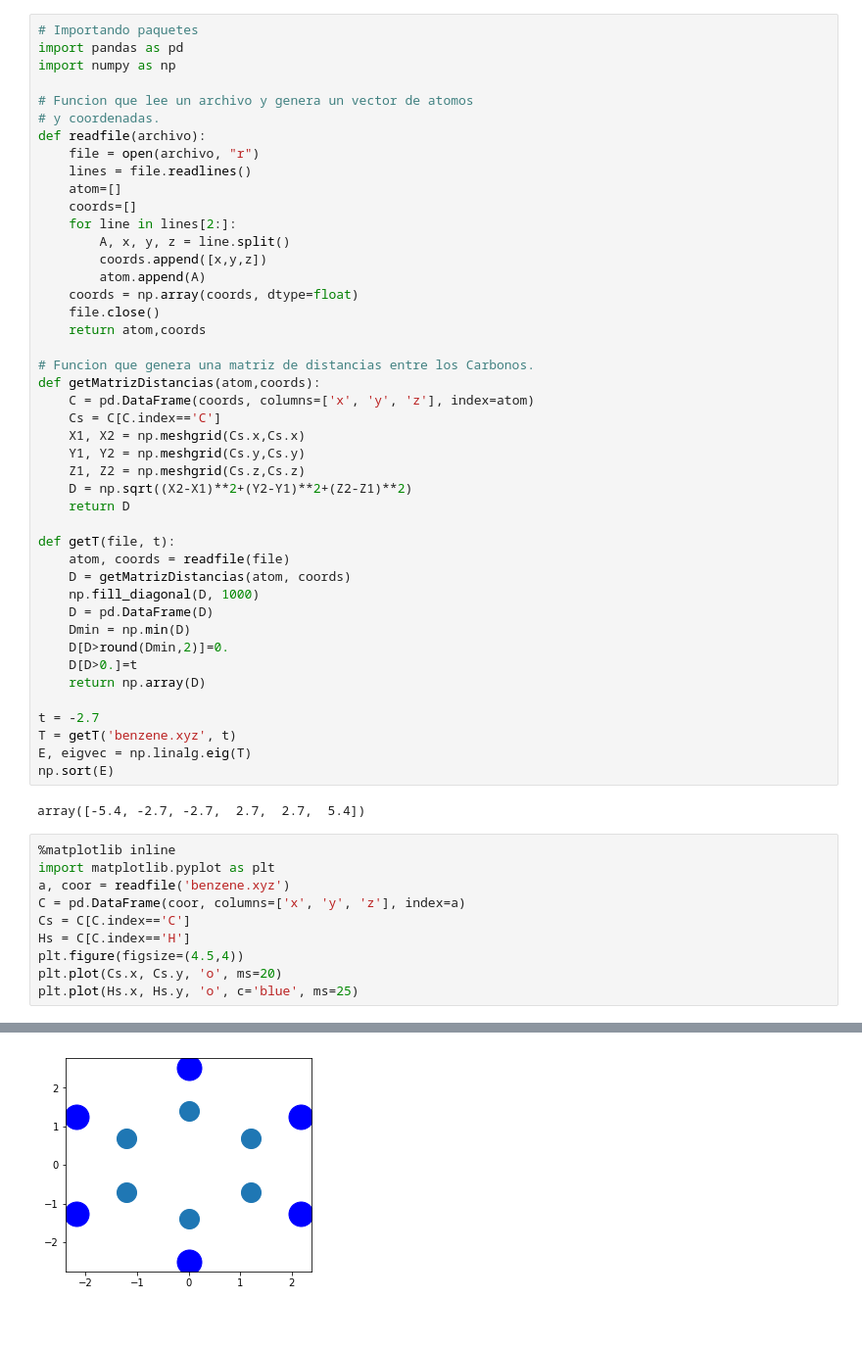
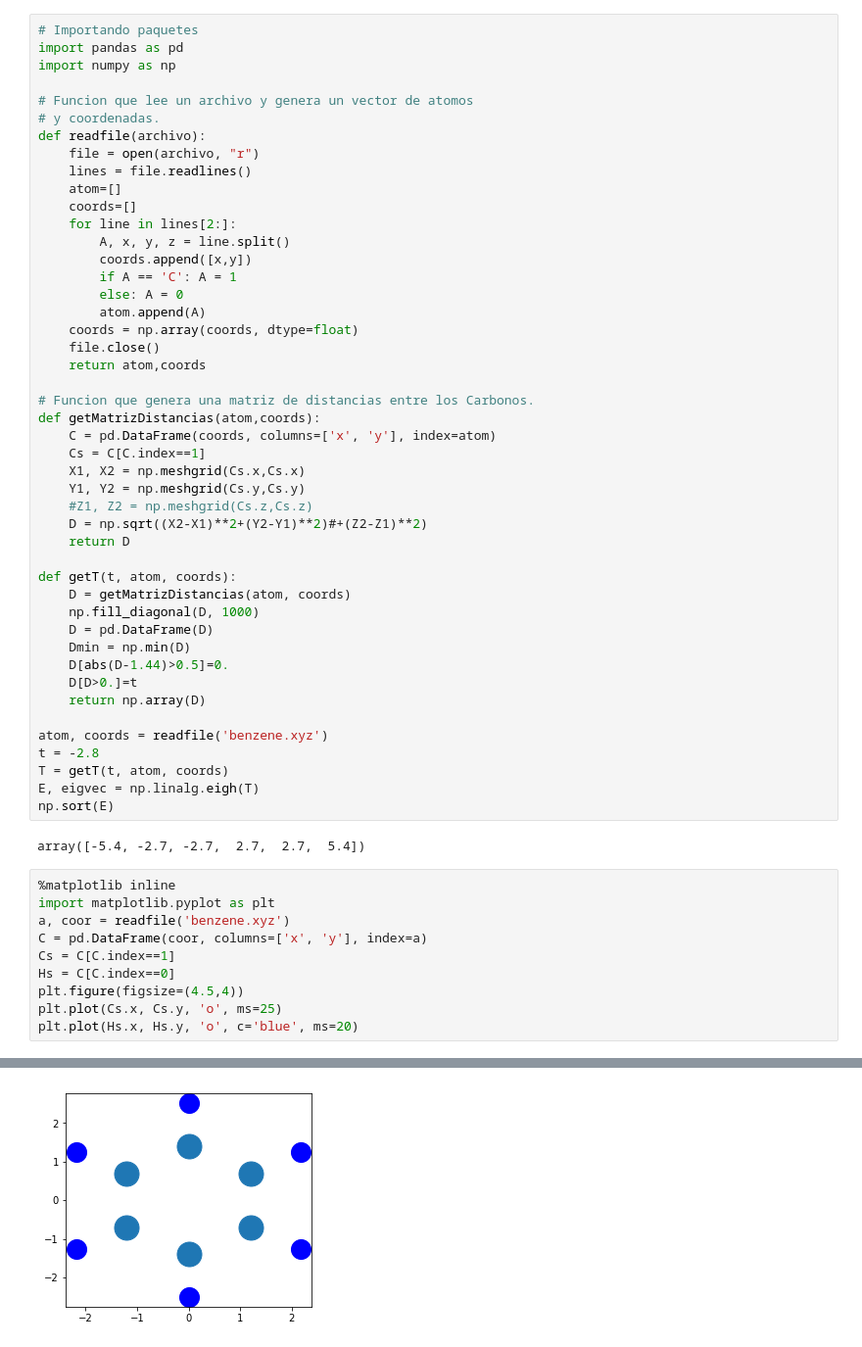
Before and after one commit to eilinlunam/Fisicoquimica-Computacional, a Jupyter notebook: Tarea_4_Enlace_fuerte.ipynb, the cells around one changed output, grey strips where cells are left out. Shown at 98% size. Saved outputs shown, nothing was run; the diff lists cells and outputs as text.

```diff
--- a/Tarea_4_Enlace_fuerte.ipynb
+++ b/Tarea_4_Enlace_fuerte.ipynb
@@ -61,7 +61,9 @@ def readfile(archivo):
     coords=[]
     for line in lines[2:]:
         A, x, y, z = line.split()
-        coords.append([x,y,z])
+        coords.append([x,y])
+        if A == 'C': A = 1
+        else: A = 0
         atom.append(A)
     coords = np.array(coords, dtype=float)
     file.close()
@@ -69,40 +71,40 @@ def readfile(archivo):
 
 # Funcion que genera una matriz de distancias entre los Carbonos.
 def getMatrizDistancias(atom,coords):
-    C = pd.DataFrame(coords, columns=['x', 'y', 'z'], index=atom)
-    Cs = C[C.index=='C']
+    C = pd.DataFrame(coords, columns=['x', 'y'], index=atom)
+    Cs = C[C.index==1]
     X1, X2 = np.meshgrid(Cs.x,Cs.x)
     Y1, Y2 = np.meshgrid(Cs.y,Cs.y)
-    Z1, Z2 = np.meshgrid(Cs.z,Cs.z)
-    D = np.sqrt((X2-X1)**2+(Y2-Y1)**2+(Z2-Z1)**2)
+    #Z1, Z2 = np.meshgrid(Cs.z,Cs.z)
+    D = np.sqrt((X2-X1)**2+(Y2-Y1)**2)#+(Z2-Z1)**2)
     return D
 
-def getT(file, t):
-    atom, coords = readfile(file)
+def getT(t, atom, coords):
     D = getMatrizDistancias(atom, coords)
     np.fill_diagonal(D, 1000)
     D = pd.DataFrame(D)
     Dmin = np.min(D)
-    D[D>round(Dmin,2)]=0.
+    D[abs(D-1.44)>0.5]=0.
     D[D>0.]=t
     return np.array(D)
 
-t = -2.7
-T = getT('benzene.xyz', t)
-E, eigvec = np.linalg.eig(T)
+atom, coords = readfile('benzene.xyz')
+t = -2.8
+T = getT(t, atom, coords)
+E, eigvec = np.linalg.eigh(T)
 np.sort(E)
 # %% [output]
 array([-5.4, -2.7, -2.7,  2.7,  2.7,  5.4])
 # %%
 %matplotlib inline
 import matplotlib.pyplot as plt
 a, coor = readfile('benzene.xyz')
-C = pd.DataFrame(coor, columns=['x', 'y', 'z'], index=a)
-Cs = C[C.index=='C']
-Hs = C[C.index=='H']
+C = pd.DataFrame(coor, columns=['x', 'y'], index=a)
+Cs = C[C.index==1]
+Hs = C[C.index==0]
 plt.figure(figsize=(4.5,4))
-plt.plot(Cs.x, Cs.y, 'o', ms=20)
-plt.plot(Hs.x, Hs.y, 'o', c='blue', ms=25)
+plt.plot(Cs.x, Cs.y, 'o', ms=25)
+plt.plot(Hs.x, Hs.y, 'o', c='blue', ms=20)
 # %% [output]
 [<matplotlib.lines.Line2D at 0x...>]
-[figure, old version]
+[figure, new version]
```
Also changed, not shown: parts of 5 cells of this notebook.
